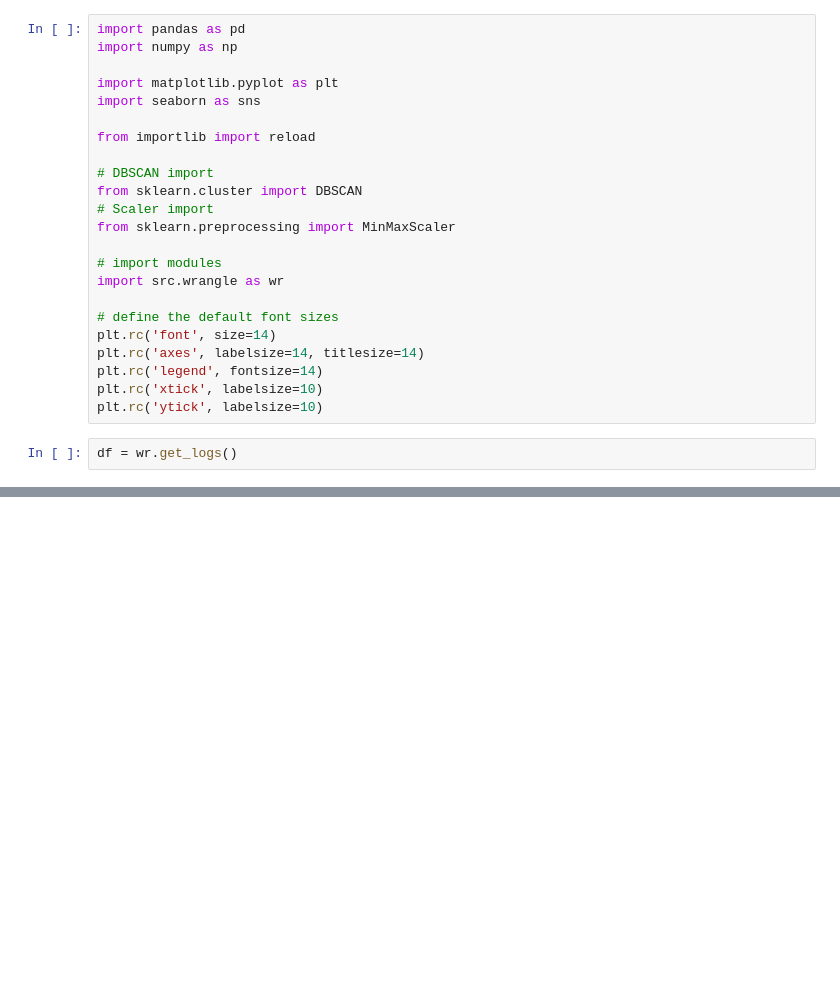
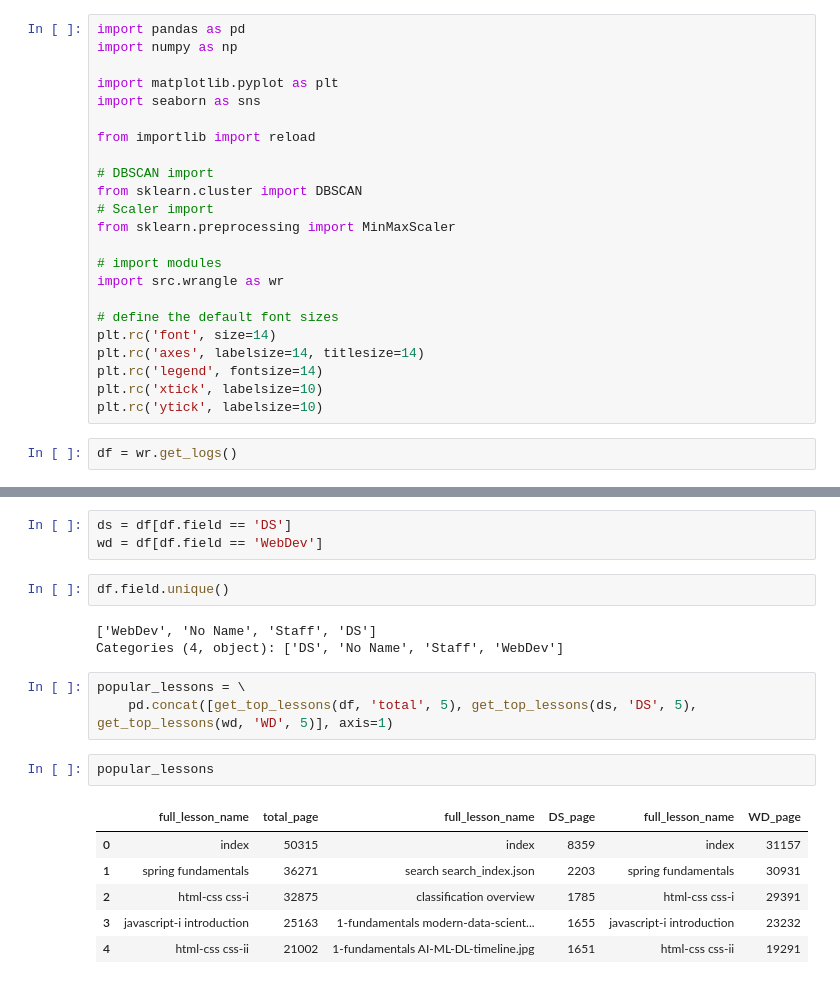
Before and after one commit to anomaly-detection-mirzahani/project, a Jupyter notebook: exploration-draft.ipynb, the cells around one changed output, grey strips where cells are left out. Drawn from its saved outputs; the diff is of its cells as text; blank space fills up the shorter version.

```diff
--- a/exploration-draft.ipynb
+++ b/exploration-draft.ipynb
@@ -34,0 +66,20 @@ df.head()
+# %%
+ds = df[df.field == 'DS']
+wd = df[df.field == 'WebDev']
+# %%
+df.field.unique()
+# %% [output]
+['WebDev', 'No Name', 'Staff', 'DS']
+Categories (4, object): ['DS', 'No Name', 'Staff', 'WebDev']
+# %%
+popular_lessons = \
+    pd.concat([get_top_lessons(df, 'total', 5), get_top_lessons(ds, 'DS', 5), get_top_lessons(wd, 'WD', 5)], axis=1)
+# %%
+popular_lessons
+# %% [output]
+|  | full_lesson_name | total_page | full_lesson_name | DS_page | full_lesson_name | WD_page |
+| 0 | index | 50315 | index | 8359 | index | 31157 |
+| 1 | spring fundamentals | 36271 | search search_index.json | 2203 | spring fundamentals | 30931 |
+| 2 | html-css css-i | 32875 | classification overview | 1785 | html-css css-i | 29391 |
+| 3 | javascript-i introduction | 25163 | 1-fundamentals modern-data-scient... | 1655 | javascript-i introduction | 23232 |
+| 4 | html-css css-ii | 21002 | 1-fundamentals AI-ML-DL-timeline.jpg | 1651 | html-css css-ii | 19291 |
```
Also changed, not shown: parts of 10 cells of this notebook.
